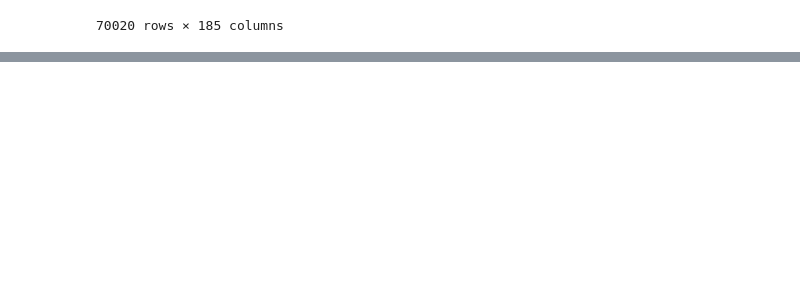
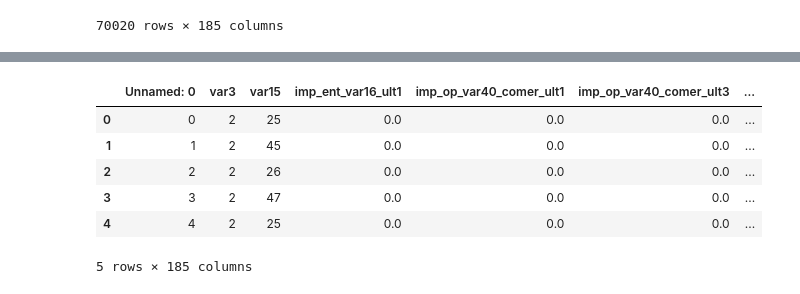
Before and after one commit to annanda/big_data_classifier, a Jupyter notebook: Big Data classifier.ipynb, the cells around one changed output, grey strips where cells are left out. Drawn from its saved outputs; the diff is of its cells as text; code cells hidden in the pictures; blank space fills up the shorter version.

```diff
--- a/Big Data classifier.ipynb
+++ b/Big Data classifier.ipynb
@@ -957,0 +986,16 @@ dataset = dataset.drop('Unnamed: 0', 1)
+# %%
+dataset = pd.read_csv('dataset/colunas_apagadas_mesmo_valor.csv')
+dataset.drop('Unnamed: 0', 1)
+dataset = dataset.drop('Unnamed: 0.1', 1)
+test = pd.read_csv('dataset/teste_processado.csv')
+test = test.drop('Unnamed: 0', 1)
+# %%
+dataset.head()
+# %% [output]
+|  | Unnamed: 0 | var3 | var15 | imp_ent_var16_ult1 | imp_op_var40_comer_ult1 | imp_op_var40_comer_ult3 | ... |
+| 0 | 0 | 2 | 25 | 0.0 | 0.0 | 0.0 | ... |
+| 1 | 1 | 2 | 45 | 0.0 | 0.0 | 0.0 | ... |
+| 2 | 2 | 2 | 26 | 0.0 | 0.0 | 0.0 | ... |
+| 3 | 3 | 2 | 47 | 0.0 | 0.0 | 0.0 | ... |
+| 4 | 4 | 2 | 25 | 0.0 | 0.0 | 0.0 | ... |
+5 rows × 185 columns
```
Also changed, not shown: parts of 21 cells of this notebook, 19 other files.
